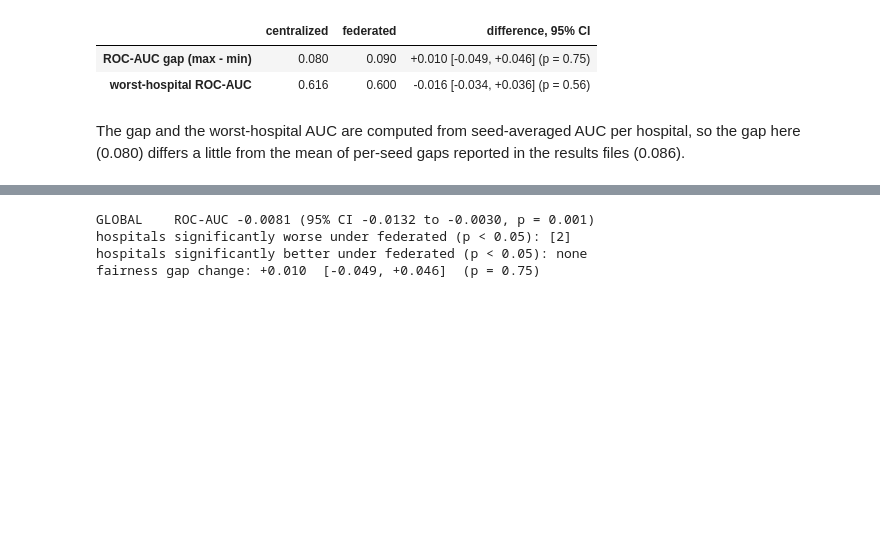
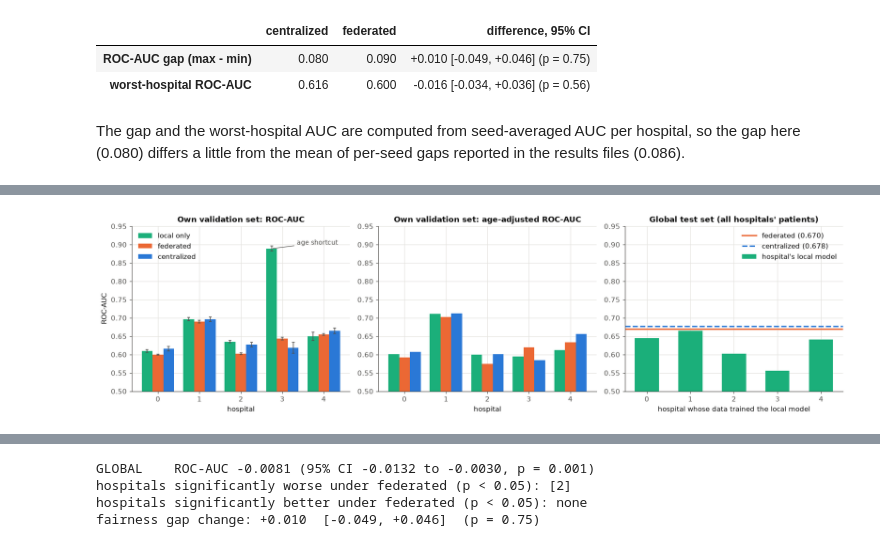
Before and after one commit to sunidhishekar-create/federated-learning-on-hospital-data-, a Jupyter notebook: notebooks/04_federated_vs_centralized.ipynb, the cells around one changed output, grey strips where cells are left out. Cells and saved outputs as stored; diff of their text form; code cells hidden in the pictures; blank space fills up the shorter version.

Commit message:
Add local-only analysis and simulation age-shortcut finding to notebook and README

```diff
--- a/notebooks/04_federated_vs_centralized.ipynb
+++ b/notebooks/04_federated_vs_centralized.ipynb
@@ -224,0 +295,12 @@ The gap and the worst-hospital AUC are computed from seed-averaged AUC per hospi
+# %%
+rows = []
+for h in map(str, range(5)):
+    fl, fc = V[h]["fed_minus_local"]["roc_auc_within_age"], V[h]["fed_minus_cen"]["roc_auc_within_age"]
+    rows.append({"hospital": int(h),
+                 "local only": f"{P[h]['loc']['roc_auc_within_age']:.3f}",
+                 "federated": f"{P[h]['fed']['roc_auc_within_age']:.3f}",
+                 "centralized": f"{P[h]['cen']['roc_auc_within_age']:.3f}",
+                 "federated - local [95% CI]": ci(fl), "p": f"{fl['p']:.3f}",
+                 "federated - centralized [95% CI]": ci(fc), "p ": f"{fc['p']:.3f}"})
+print("AGE-ADJUSTED ROC-AUC on each hospital's own validation set (mean over seeds)")
+pd.DataFrame(rows).set_index("hospital")
@@ -224,0 +318,9 @@ The gap and the worst-hospital AUC are computed from seed-averaged AUC per hospi
+# %%
+G = cmp_["global_test_local_models"]
+fed_g = cmp_["point"]["global"]["fed"]["roc_auc"]; cen_g = cmp_["point"]["global"]["cen"]["roc_auc"]
+rows = [{"hospital whose data trained the model": int(h),
+         "local model ROC-AUC": f"{loc['global_test_by_hospital_model'][h]['roc_auc']['mean']:.3f} ± {loc['global_test_by_hospital_model'][h]['roc_auc']['std']:.3f}",
+         "federated - local [95% CI]": ci(G[h]["fed_minus_local"]), "p": f"{G[h]['fed_minus_local']['p']:.3f}"}
+        for h in map(str, range(5))]
+print(f"Global test set (19,773 patients from all hospitals). Federated model: {fed_g:.3f}, centralized: {cen_g:.3f}")
+pd.DataFrame(rows).set_index("hospital whose data trained the model")
@@ -224,0 +336,26 @@ The gap and the worst-hospital AUC are computed from seed-averaged AUC per hospi
+# %%
+LOCAL_C = "#1baf7a"                      # third slot of the validated palette (blue, orange, aqua)
+hs = np.arange(5); w = 0.26
+series = [("local only", "loc", LOCAL_C), ("federated", "fed", ORANGE), ("centralized", "cen", BLUE)]
+fig, ax = plt.subplots(1, 3, figsize=(15, 4.2))
+for i, (lab, key, col) in enumerate(series):
+    src = {"loc": loc, "fed": fed, "cen": cen}[key]
+    mu = [src["per_site"][str(h)]["roc_auc"]["mean"] for h in hs]
+    sd = [src["per_site"][str(h)]["roc_auc"]["std"] for h in hs]
+    ax[0].bar(hs + (i - 1) * w, mu, w, yerr=sd, capsize=2, color=col, label=lab, error_kw={"lw": 1, "ecolor": MUTED})
+    ax[1].bar(hs + (i - 1) * w, [P[str(h)][key]["roc_auc_within_age"] for h in hs], w, color=col, label=lab)
+ax[0].set(title="Own validation set: ROC-AUC", xlabel="hospital", ylabel="ROC-AUC", ylim=(0.5, 0.95), xticks=hs)
+ax[0].annotate("age shortcut", xy=(3 - w, 0.889), xytext=(3.35, 0.9), color=MUTED, fontsize=9,
+               arrowprops={"arrowstyle": "-", "color": MUTED, "lw": 0.8})
+ax[1].set(title="Own validation set: age-adjusted ROC-AUC", xlabel="hospital", ylim=(0.5, 0.95), xticks=hs)
+ax[0].legend(loc="upper left")
+g = [loc["global_test_by_hospital_model"][str(h)]["roc_auc"]["mean"] for h in hs]
+ax[2].bar(hs, g, 0.55, color=LOCAL_C, label="hospital's local model")
+ax[2].axhline(fed_g, color=ORANGE, lw=2, label=f"federated ({fed_g:.3f})")
+ax[2].axhline(cen_g, color=BLUE, lw=2, ls="--", label=f"centralized ({cen_g:.3f})")
+ax[2].set(title="Global test set (all hospitals' patients)", xlabel="hospital whose data trained the local model",
+          ylim=(0.5, 0.95), xticks=hs)
+ax[2].legend(loc="upper right")
+plt.tight_layout(); plt.savefig(FIG / "local_only_comparison.png", dpi=150); plt.show()
+# %% [output]
+[figure, added]
```
Also changed, not shown: parts of 21 cells of this notebook, 2 other files.
